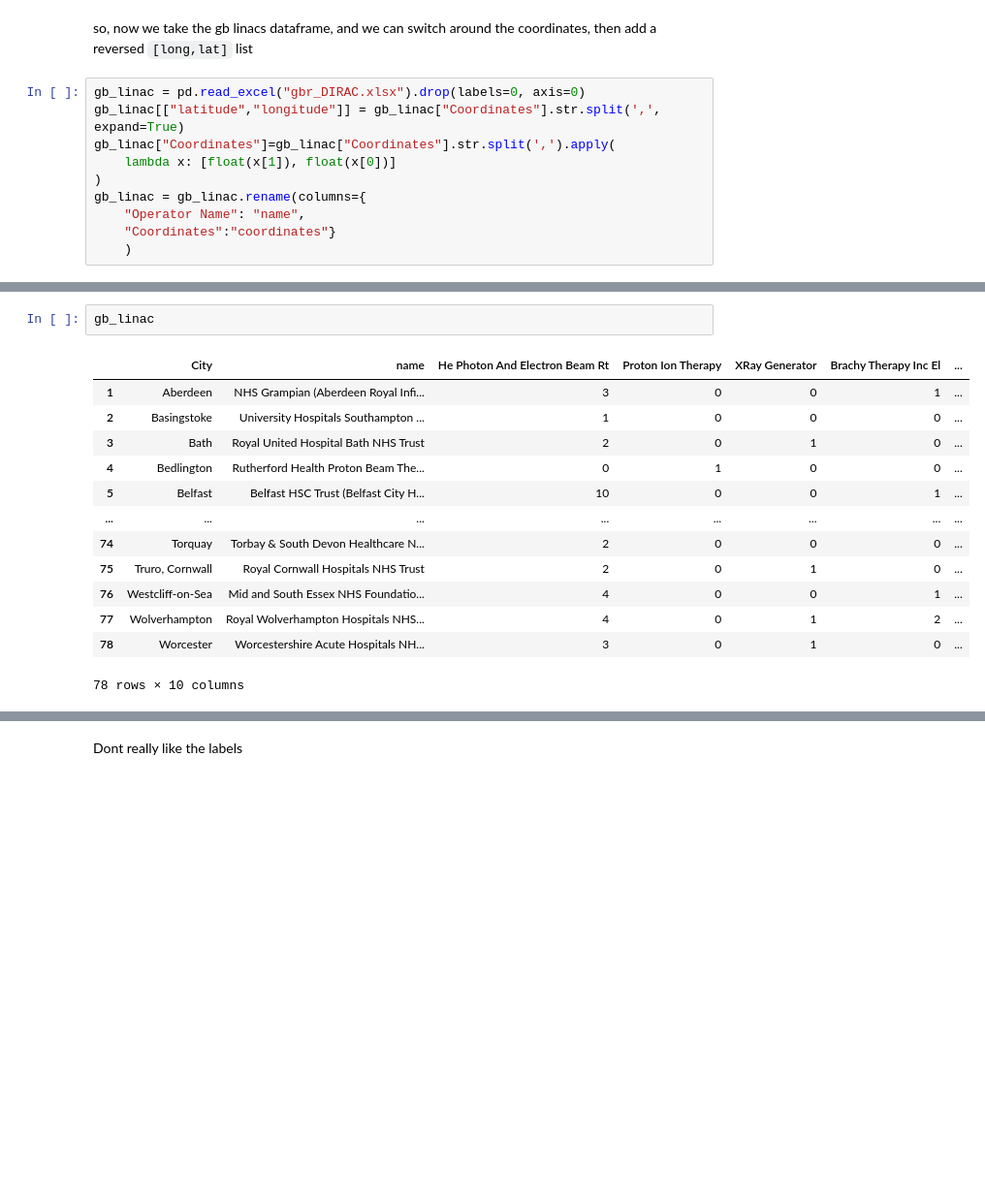
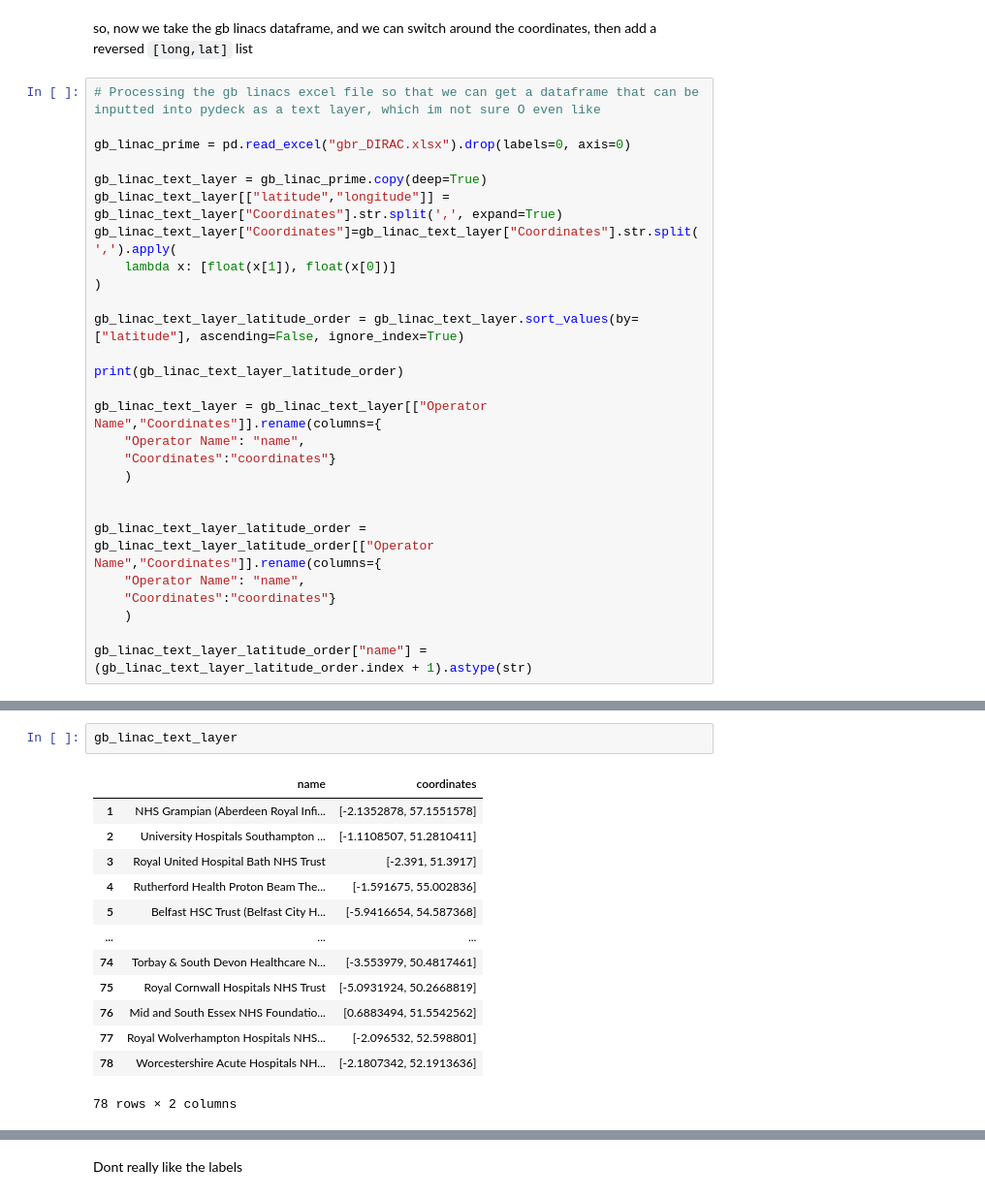
Before and after one commit to LaurenceWroe/Geospatial-modelling-radiotherapy-access, a Jupyter notebook: H3/H3_england_test.ipynb, the cells around one changed output, grey strips where cells are left out. Shown at 97% size. Cells and saved outputs as stored; diff of their text form; blank space fills up the shorter version.

Commit message:
have changed linac labels to be ordered by latitude order top to bottom

```diff
--- a/H3/H3_england_test.ipynb
+++ b/H3/H3_england_test.ipynb
@@ -666,12 +679,29 @@ Name: coordinates, dtype: bool
 # %% [markdown]
 so, now we take the gb linacs dataframe, and we can switch around the coordinates, then add a reversed `[long,lat]` list
 # %%
-gb_linac = pd.read_excel("gbr_DIRAC.xlsx").drop(labels=0, axis=0)
-gb_linac[["latitude","longitude"]] = gb_linac["Coordinates"].str.split(',', expand=True)
-gb_linac["Coordinates"]=gb_linac["Coordinates"].str.split(',').apply(
+# Processing the gb linacs excel file so that we can get a dataframe that can be inputted into pydeck as a text layer, which im not sure O even like
+
+gb_linac_prime = pd.read_excel("gbr_DIRAC.xlsx").drop(labels=0, axis=0)
+
+gb_linac_text_layer = gb_linac_prime.copy(deep=True)
+gb_linac_text_layer[["latitude","longitude"]] = gb_linac_text_layer["Coordinates"].str.split(',', expand=True)
+gb_linac_text_layer["Coordinates"]=gb_linac_text_layer["Coordinates"].str.split(',').apply(
     lambda x: [float(x[1]), float(x[0])]
 )
-gb_linac = gb_linac.rename(columns={
+
+gb_linac_text_layer_latitude_order = gb_linac_text_layer.sort_values(by=["latitude"], ascending=False, ignore_index=True)
+
+print(gb_linac_text_layer_latitude_order)
+
+gb_linac_text_layer = gb_linac_text_layer[["Operator Name","Coordinates"]].rename(columns={
     "Operator Name": "name",
     "Coordinates":"coordinates"}
     )
+
+
+gb_linac_text_layer_latitude_order = gb_linac_text_layer_latitude_order[["Operator Name","Coordinates"]].rename(columns={
+    "Operator Name": "name",
+    "Coordinates":"coordinates"}
+    )
+
+gb_linac_text_layer_latitude_order["name"] = (gb_linac_text_layer_latitude_order.index + 1).astype(str)
@@ -678,16 +742,16 @@ gb_linac = gb_linac.rename(columns={
 # %%
-gb_linac
+gb_linac_text_layer
 # %% [output]
-|  | City | name | He Photon And Electron Beam Rt | Proton Ion Therapy | XRay Generator | Brachy Therapy Inc El | ... |
-| 1 | Aberdeen | NHS Grampian (Aberdeen Royal Infi... | 3 | 0 | 0 | 1 | ... |
-| 2 | Basingstoke | University Hospitals Southampton ... | 1 | 0 | 0 | 0 | ... |
-| 3 | Bath | Royal United Hospital Bath NHS Trust | 2 | 0 | 1 | 0 | ... |
-| 4 | Bedlington | Rutherford Health Proton Beam The... | 0 | 1 | 0 | 0 | ... |
-| 5 | Belfast | Belfast HSC Trust (Belfast City H... | 10 | 0 | 0 | 1 | ... |
-| ... | ... | ... | ... | ... | ... | ... | ... |
-| 74 | Torquay | Torbay & South Devon Healthcare N... | 2 | 0 | 0 | 0 | ... |
-| 75 | Truro, Cornwall | Royal Cornwall Hospitals NHS Trust | 2 | 0 | 1 | 0 | ... |
-| 76 | Westcliff-on-Sea | Mid and South Essex NHS Foundatio... | 4 | 0 | 0 | 1 | ... |
-| 77 | Wolverhampton | Royal Wolverhampton Hospitals NHS... | 4 | 0 | 1 | 2 | ... |
-| 78 | Worcester | Worcestershire Acute Hospitals NH... | 3 | 0 | 1 | 0 | ... |
+|  | name | coordinates |
+| 1 | NHS Grampian (Aberdeen Royal Infi... | [-2.1352878, 57.1551578] |
+| 2 | University Hospitals Southampton ... | [-1.1108507, 51.2810411] |
+| 3 | Royal United Hospital Bath NHS Trust | [-2.391, 51.3917] |
+| 4 | Rutherford Health Proton Beam The... | [-1.591675, 55.002836] |
+| 5 | Belfast HSC Trust (Belfast City H... | [-5.9416654, 54.587368] |
+| ... | ... | ... |
+| 74 | Torbay & South Devon Healthcare N... | [-3.553979, 50.4817461] |
+| 75 | Royal Cornwall Hospitals NHS Trust | [-5.0931924, 50.2668819] |
+| 76 | Mid and South Essex NHS Foundatio... | [0.6883494, 51.5542562] |
+| 77 | Royal Wolverhampton Hospitals NHS... | [-2.096532, 52.598801] |
+| 78 | Worcestershire Acute Hospitals NH... | [-2.1807342, 52.1913636] |
-78 rows × 10 columns
+78 rows × 2 columns
```
Also changed, not shown: parts of 15 cells of this notebook.
